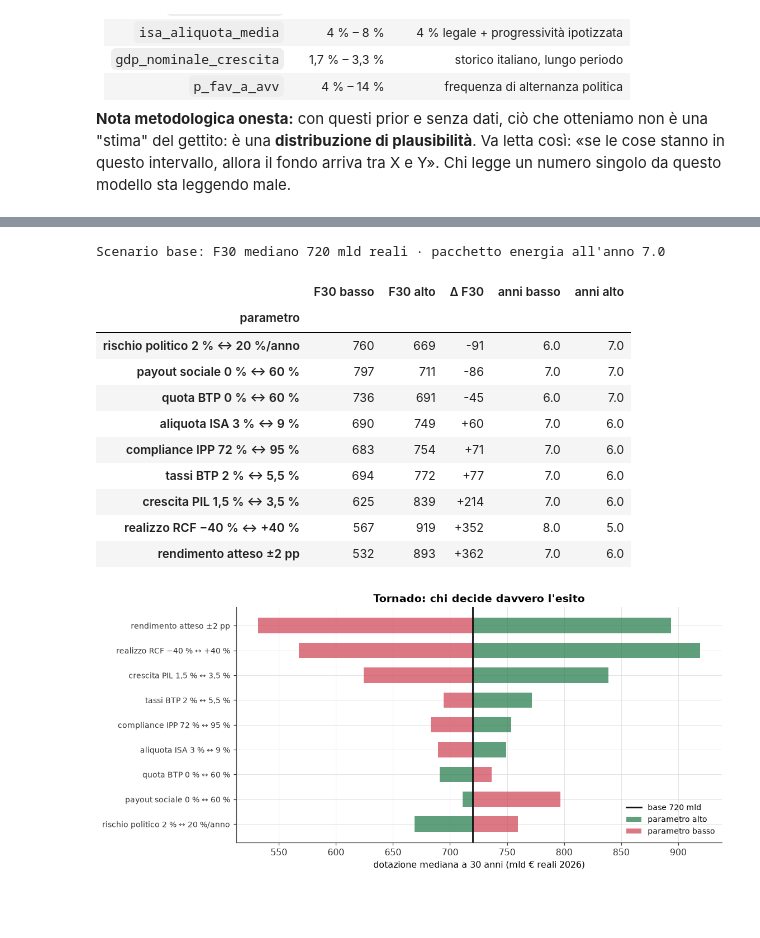
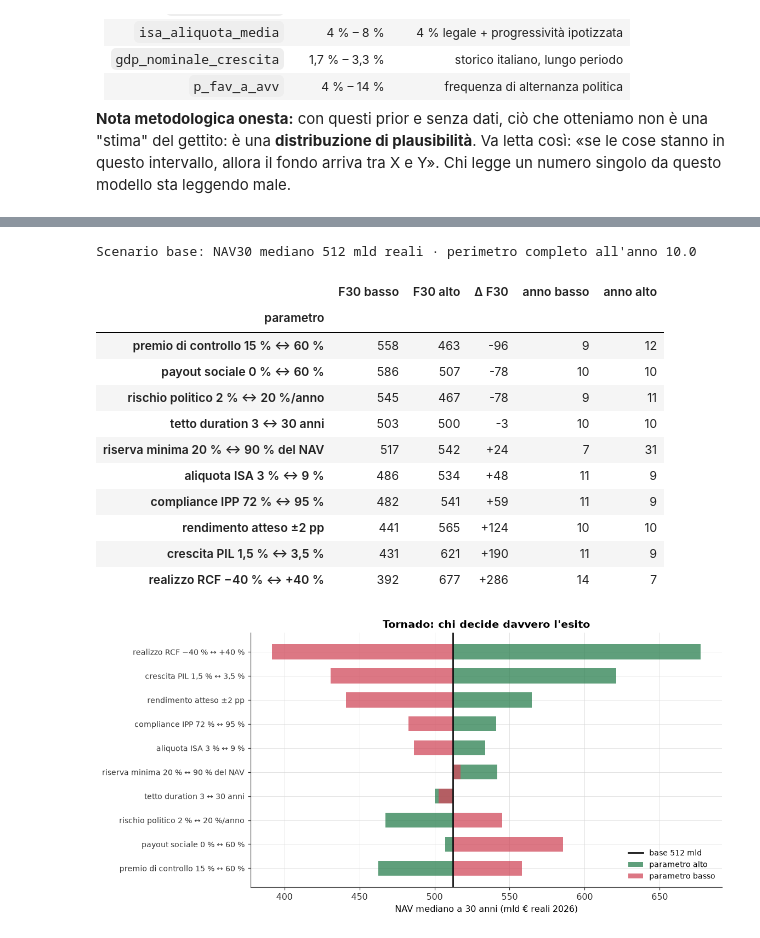
Before and after one commit to massimilianoromanello95-dotcom/Fuffaguru_AVS, a Jupyter notebook: notebooks/01_fondo_sovrano.ipynb, the cells around one changed output, grey strips where cells are left out. Cells and saved outputs as stored; diff of their text form; code cells hidden in the pictures; blank space fills up the shorter version.

```diff
--- a/notebooks/01_fondo_sovrano.ipynb
+++ b/notebooks/01_fondo_sovrano.ipynb
@@ -893,7 +951,7 @@ for al in aliquote:
     y = [(P0["fonti.ipp_ricchezza_netta_mld"] * quota_oltre_soglia(s) * al
           * P0["fonti.ipp_compliance"]) - P0["fonti.ipp_costi_gestione_mld"] for s in soglie]
     axes[0].plot(soglie / 1e3, np.maximum(y, 0), marker="o", ms=4,
-                 label=f"aliquota {al * 100:.1f} %")
+                 label=f"aliquota {al * 100:.2f} %")
 axes[0].axvline(500, color=C["accent"], ls="--", lw=1.2)
 axes[0].text(510, axes[0].get_ylim()[1] * 0.93, "soglia scelta\n500 k€", fontsize=8.5,
              color=C["accent"], va="top")
@@ -1769,9 +2262,8 @@ else:
     MKT.to_csv(CSV_PATH, index=False)
     fonte = f"scritto in {CSV_PATH.name} (modificalo e rilancia per usare i tuoi dati)"
 
-COLMAP = {"ENEL": "enel", "ENI": "eni", "Poste Italiane": "poste", "Terna": "terna",
-          "Snam": "snam", "Leonardo": "leonardo", "FS / Trenitalia": "fs",
-          "TIM rete (NetCo)": "tim"}
+COLMAP = {"ENEL": "enel", "ENI": "eni", "Poste": "poste", "Terna": "terna",
+          "Snam": "snam", "Leonardo": "leonardo", "TIMrete": "tim"}
 
 _cols = [COLMAP[t] for t in BASKET.index]
 _R = MKT[_cols].to_numpy(dtype=float)
@@ -1902,7 +2394,17 @@ p0[:, 2] = np.clip(p0[:, 2], M.y_prior_lo + 1e-3, M.y_prior_hi - 1e-3)
 p0[:, 3] = np.clip(p0[:, 3], 0.001, 0.079)
 
 if HAS_EMCEE:
+    # Seed esplicito: `seed=` non è un argomento di EnsembleSampler (viene
+    # inghiottito da **kwargs e ignorato) — il generatore va assegnato a mano.
+    # Senza questo, ogni run del notebook produce numeri diversi e i commenti
+    # nei markdown invecchiano da soli.
+    # emcee tocca ANCHE il generatore globale (oltre al proprio
+    # `random_state`), quindi vanno seminati entrambi — altrimenti ogni run
+    # del notebook produce una catena diversa e i numeri nei commenti
+    # invecchiano da soli. Verificato: due run identiche danno lo stesso μ.
+    np.random.seed(SEED)
     _sampler = emcee.EnsembleSampler(nwalk, 4, log_post)
+    _sampler.random_state = np.random.RandomState(SEED)
     _sampler.run_mcmc(p0, M.n_steps, progress=False)
     CHAINS = _sampler.get_chain(discard=M.n_burn, thin=M.thin)        # (nwalk, nkept, 4)
     ACC = float(np.mean(_sampler.acceptance_fraction))
@@ -2717,7 +3339,6 @@ Ed è un peccato, perché è lì che ci sono i soldi.
 # §13 — Sensibilità: il tornado plot
 # ══════════════════════════════════════════════════════════════════════════════
 
-_COSTO_ENERGIA = BENCH.loc["Pacchetto energia (ENI+ENEL+Snam+Terna)", "soglia_mld"]
 NS = CFG.sim.n_paths_sens
 
 
@@ -2726,17 +3347,18 @@ def metrica(override=None, n=NS, seed=1234):
     r = np.random.default_rng(seed)
     p = costruisci_parametri(n, r, base=P0, override=override)
     s = simula_fondo(p, n, T, r, baseline=None)
-    a = primo_raggiungimento(s["F_reale"], _COSTO_ENERGIA)
+    a = s["ANNO_C"].max(axis=1)
+    a = np.where(a <= T, a, np.nan)
     return {
         "F30": float(np.median(s["F_reale"][:, 30])),
-        "anni_energia": float(np.nanmedian(a)) if np.any(~np.isnan(a)) else np.nan,
+        "anno_tutte": float(np.nanmedian(a)) if np.any(~np.isnan(a)) else np.nan,
         "div30": float(np.median(np.sum(s["D_reale"][:, :30], axis=1))),
     }
 
 
 BASE_MET = metrica()
-print(f"Scenario base: F30 mediano {BASE_MET['F30']:.0f} mld reali · "
-      f"pacchetto energia all'anno {BASE_MET['anni_energia']:.1f}")
+print(f"Scenario base: NAV30 mediano {BASE_MET['F30']:.0f} mld reali · "
+      f"perimetro completo all'anno {BASE_MET['anno_tutte']:.1f}")
 
 # (parametro, valore basso, valore alto, etichetta)
 SHOCKS = [
@@ -2746,9 +3368,10 @@ SHOCKS = [
     ("fonti.ipp_compliance",            0.72, 0.95,   "compliance IPP 72 % ↔ 95 %"),
     ("fonti.isa_aliquota_media",        0.030, 0.090, "aliquota ISA 3 % ↔ 9 %"),
     ("macro.gdp_nominale_crescita",     0.015, 0.035, "crescita PIL 1,5 % ↔ 3,5 %"),
-    ("mercati.btp_quota",               0.00, 0.60,   "quota BTP 0 % ↔ 60 %"),
+    ("benchmark.premio_controllo",      0.15, 0.60,   "premio di controllo 15 % ↔ 60 %"),
+    ("mercati.btp_duration_max",        3.0, 30.0,    "tetto duration 3 ↔ 30 anni"),
+    ("benchmark.riserva_minima",        0.20, 0.90,   "riserva minima 20 % ↔ 90 % del NAV"),
     ("spesa.payout_quota",              0.00, 0.60,   "payout sociale 0 % ↔ 60 %"),
-    ("mercati.btp_yield_lungo",         0.020, 0.055, "tassi BTP 2 % ↔ 5,5 %"),
 ]
 
 righe = []
@@ -2758,50 +3381,53 @@ for chiave, vlo, vhi, lab in SHOCKS:
     righe.append({
         "parametro": lab,
         "F30 basso": ml["F30"], "F30 alto": mh["F30"],
         "Δ F30": mh["F30"] - ml["F30"],
-        "anni basso": ml["anni_energia"], "anni alto": mh["anni_energia"],
+        "anno basso": ml["anno_tutte"], "anno alto": mh["anno_tutte"],
     })
 
 TORN = pd.DataFrame(righe).set_index("parametro").sort_values("Δ F30")
 display(TORN.style.format({"F30 basso": "{:,.0f}", "F30 alto": "{:,.0f}", "Δ F30": "{:+,.0f}",
-                           "anni basso": "{:.1f}", "anni alto": "{:.1f}"}))
+                           "anno basso": "{:.0f}", "anno alto": "{:.0f}"}))
 
-fig, ax = plt.subplots(figsize=(10.4, 4.8))
+fig, ax = plt.subplots(figsize=(10.6, 5.2))
 y = np.arange(len(TORN))
 ax.barh(y, TORN["F30 alto"] - BASE_MET["F30"], left=BASE_MET["F30"],
         color=C["equity"], alpha=0.75, height=0.62, label="parametro alto")
 ax.barh(y, TORN["F30 basso"] - BASE_MET["F30"], left=BASE_MET["F30"],
         color=C["accent"], alpha=0.75, height=0.62, label="parametro basso")
 ax.axvline(BASE_MET["F30"], color=C["tot"], lw=1.8, label=f"base {BASE_MET['F30']:.0f} mld")
 ax.set_yticks(y)
 ax.set_yticklabels(TORN.index, fontsize=9)
-ax.set_xlabel("dotazione mediana a 30 anni (mld € reali 2026)")
+ax.set_xlabel("NAV mediano a 30 anni (mld € reali 2026)")
 ax.set_title("Tornado: chi decide davvero l'esito")
 ax.legend(fontsize=9, loc="lower right")
 ax.spines[["top", "right"]].set_visible(False)
 plt.tight_layout()
 savefig(fig, "11_tornado")
 plt.show()
 
 _ord = TORN.reindex(TORN["Δ F30"].abs().sort_values(ascending=False).index)
-print("\nClassifica per escursione della dotazione a 30 anni:")
+print("\nClassifica per escursione del NAV a 30 anni:")
 for _i, (_nome, _r) in enumerate(_ord.iterrows(), 1):
     _mark = "  ← e se ne parla per mesi" if "ISA" in _nome else ""
-    print(f"  {_i}. {_nome:<34} {_r['Δ F30']:+8.0f} mld{_mark}")
+    print(f"  {_i}. {_nome:<36} {_r['Δ F30']:+8.0f} mld{_mark}")
 
-print("\nLa leva più potente non è un'imposta: è la capacità di incassare le cartelle.")
-print("Chi discute solo di patrimoniale e successioni sta litigando sul 10 % del problema.")
+print("\nL'ordine del grafico è la tesi del notebook: le leve che contano sono\n"
+      "l'incasso e il rendimento, non le aliquote. Il premio di controllo è l'unica\n"
+      "leva che appartiene all'operazione stessa: pagare il 60 % invece del 15 % costa\n"
+      "più di una patrimoniale mancata, e nessuno la mette nel conto.")
 # %% [output]
-Scenario base: F30 mediano 720 mld reali · pacchetto energia all'anno 7.0
+Scenario base: NAV30 mediano 512 mld reali · perimetro completo all'anno 10.0
-|  | F30 basso | F30 alto | Δ F30 | anni basso | anni alto |
+|  | F30 basso | F30 alto | Δ F30 | anno basso | anno alto |
 | parametro |  |  |  |  |  |
-| rischio politico 2 % ↔ 20 %/anno | 760 | 669 | -91 | 6.0 | 7.0 |
-| payout sociale 0 % ↔ 60 % | 797 | 711 | -86 | 7.0 | 7.0 |
-| quota BTP 0 % ↔ 60 % | 736 | 691 | -45 | 6.0 | 7.0 |
-| aliquota ISA 3 % ↔ 9 % | 690 | 749 | +60 | 7.0 | 6.0 |
-| compliance IPP 72 % ↔ 95 % | 683 | 754 | +71 | 7.0 | 6.0 |
-| tassi BTP 2 % ↔ 5,5 % | 694 | 772 | +77 | 7.0 | 6.0 |
-| crescita PIL 1,5 % ↔ 3,5 % | 625 | 839 | +214 | 7.0 | 6.0 |
-| realizzo RCF −40 % ↔ +40 % | 567 | 919 | +352 | 8.0 | 5.0 |
-| rendimento atteso ±2 pp | 532 | 893 | +362 | 7.0 | 6.0 |
+| premio di controllo 15 % ↔ 60 % | 558 | 463 | -96 | 9 | 12 |
+| payout sociale 0 % ↔ 60 % | 586 | 507 | -78 | 10 | 10 |
+| rischio politico 2 % ↔ 20 %/anno | 545 | 467 | -78 | 9 | 11 |
+| tetto duration 3 ↔ 30 anni | 503 | 500 | -3 | 10 | 10 |
+| riserva minima 20 % ↔ 90 % del NAV | 517 | 542 | +24 | 7 | 31 |
+| aliquota ISA 3 % ↔ 9 % | 486 | 534 | +48 | 11 | 9 |
+| compliance IPP 72 % ↔ 95 % | 482 | 541 | +59 | 11 | 9 |
+| rendimento atteso ±2 pp | 441 | 565 | +124 | 10 | 10 |
+| crescita PIL 1,5 % ↔ 3,5 % | 431 | 621 | +190 | 11 | 9 |
+| realizzo RCF −40 % ↔ +40 % | 392 | 677 | +286 | 14 | 7 |
-[figure, old version]
+[figure, new version]
```
Also changed, not shown: parts of 33 cells of this notebook, 27 other files.
